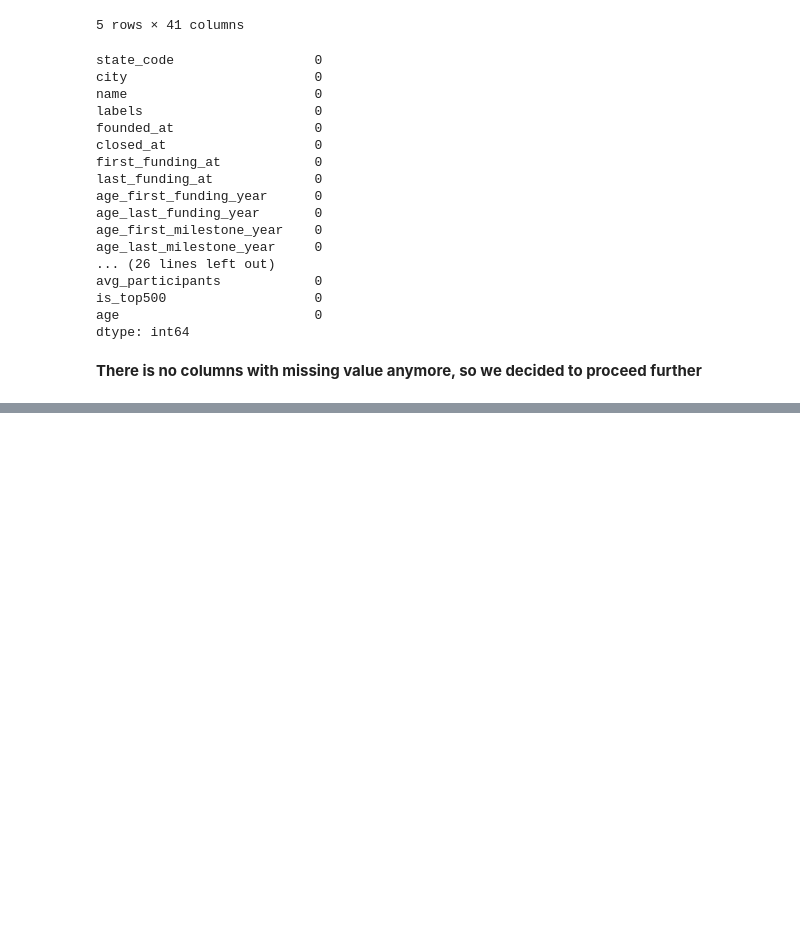
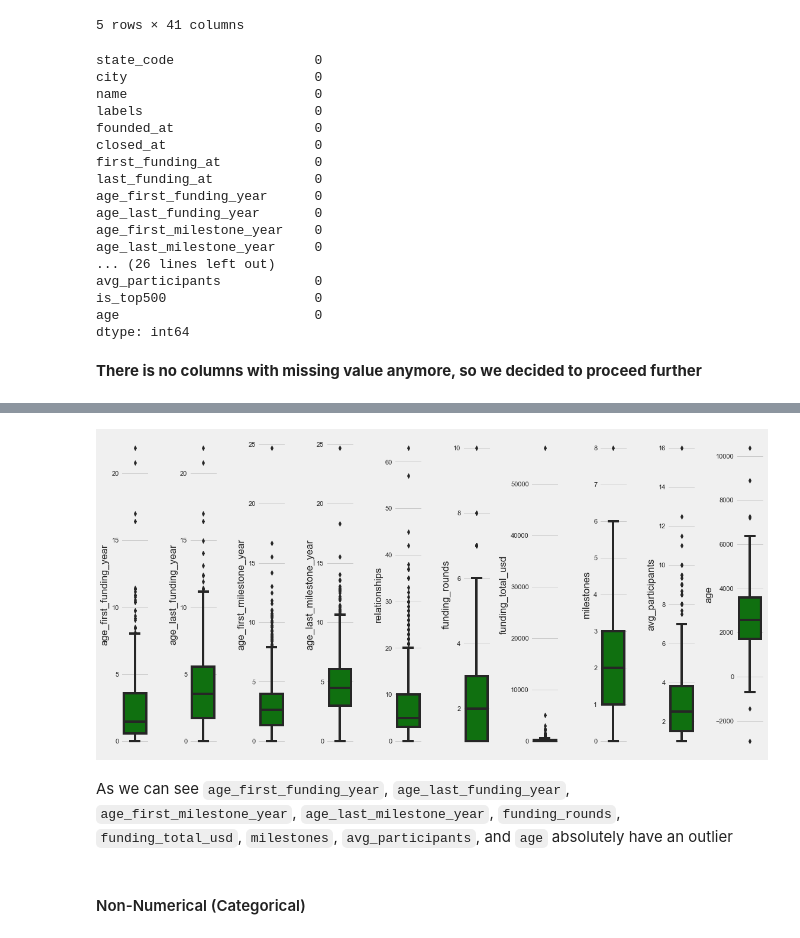
Before and after one commit to herdinsurya/Startup-Success-Prediction, a Jupyter notebook: Startup Success Prediction.ipynb, the cells around one changed output, grey strips where cells are left out. Drawn from its saved outputs; the diff is of its cells as text; code cells hidden in the pictures; blank space fills up the shorter version.

Commit message:
modified notes and jupyter notebook, also add Random Forest model

```diff
--- a/Startup Success Prediction.ipynb
+++ b/Startup Success Prediction.ipynb
@@ -266,6 +271,11 @@ data_clean['age'] = data_clean['closed_at'] - data_clean['founded_at']
 data_clean['age'].max()
 # %% [output]
 Timedelta('10368 days 00:00:00')
+# %%
+data_clean['age'] = data_clean['age'].astype(str)
+data_clean[['age','suffix']] = data_clean.age.str.split(" ",expand=True)
+data_clean = data_clean.drop(['suffix'], axis=1)
+data_clean['age'] = data_clean['age'].astype(int)
 # %%
 # we must get the absolute value of this four columns
 data_clean["age_first_funding_year"]=np.abs(data_clean["age_first_funding_year"])
@@ -306,5 +316,8 @@ avg_participants            0
 is_top500                   0
 age                         0
 dtype: int64
+# %%
+# We also simplify the total_funding_usd value
+data_clean['funding_total_usd'] = data_clean['funding_total_usd']/100000
 # %% [markdown]
 **There is no columns with missing value anymore, so we decided to proceed further**
@@ -310,0 +353,17 @@ dtype: int64
+# %%
+# look at the distribution of data with boxplot
+# We only use continuous variables and exclude the boolean value
+features = ['age_first_funding_year', 'age_last_funding_year', 'age_first_milestone_year',
+            'age_last_milestone_year', 'relationships', 'funding_rounds', 'funding_total_usd',
+            'milestones', 'avg_participants', 'age']
+for i in range(0, len(features)):
+    plt.subplot(1, 10, i+1)
+    sns.boxplot(y=data_clean[features[i]],color='green',orient='v')
+    plt.tight_layout()
+#plt.savefig('fig/Boxplot.png', tight_box=True)
+# %% [output]
+[figure, added]
+# %% [markdown]
+As we can see `age_first_funding_year`, `age_last_funding_year`, `age_first_milestone_year`, `age_last_milestone_year`, `funding_rounds`, `funding_total_usd`, `milestones`, `avg_participants`, and `age` absolutely have an outlier
+# %% [markdown]
+#### Non-Numerical (Categorical)
```
Also changed, not shown: parts of 66 cells of this notebook, 3 other files.
